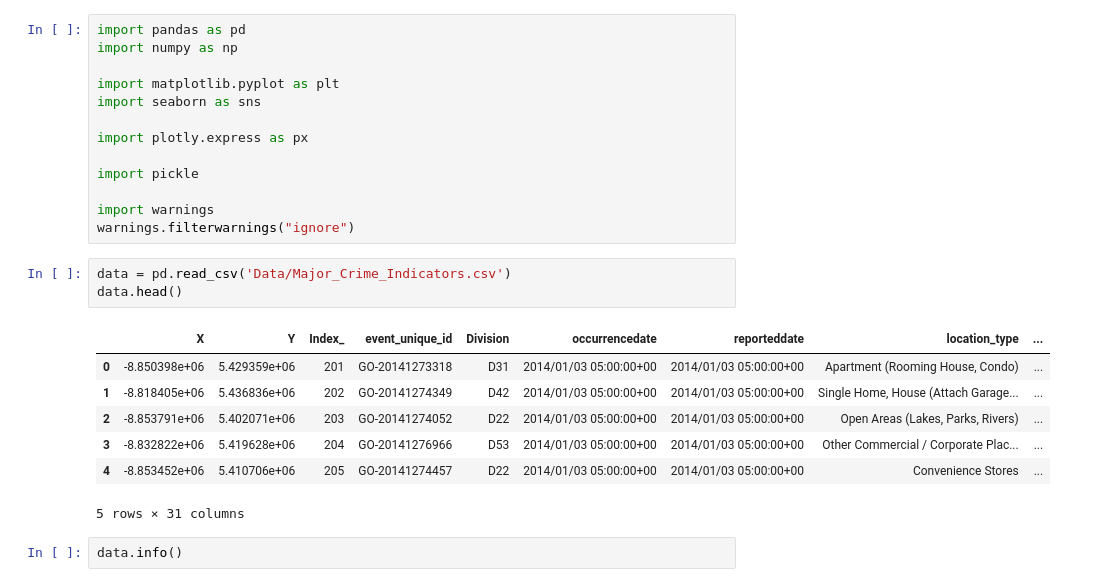
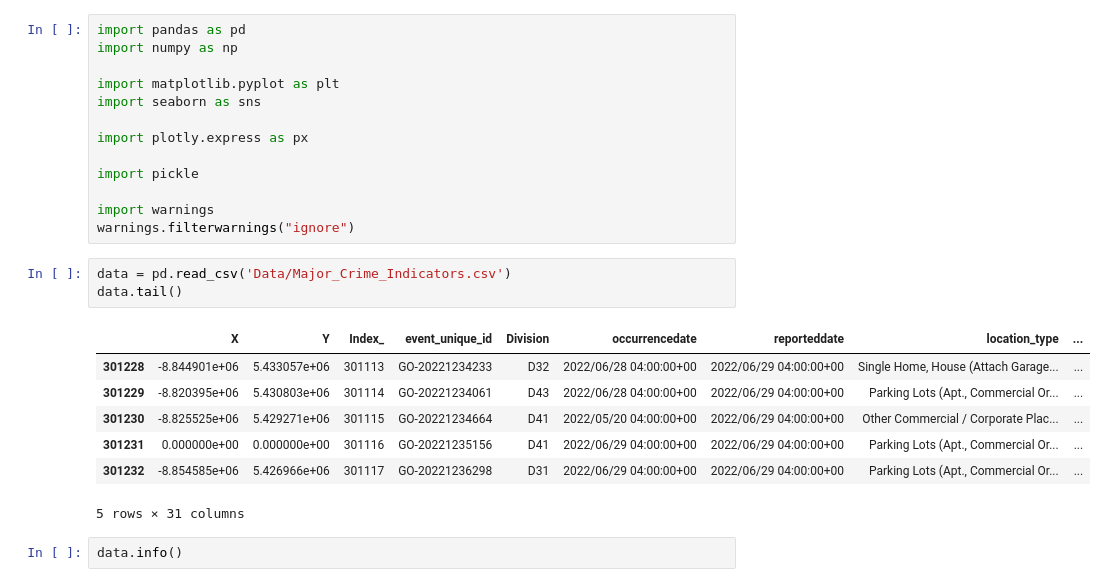
Before and after one commit to ap539813/Crime-Analysis, a Jupyter notebook: code.ipynb, the cells around one changed output. Saved outputs shown, nothing was run; the diff lists cells and outputs as text.

```diff
--- a/code.ipynb
+++ b/code.ipynb
@@ -13,14 +13,14 @@ import warnings
 warnings.filterwarnings("ignore")
 # %%
 data = pd.read_csv('Data/Major_Crime_Indicators.csv')
-data.head()
+data.tail()
 # %% [output]
 |  | X | Y | Index_ | event_unique_id | Division | occurrencedate | reporteddate | location_type | ... |
-| 0 | -8.850398e+06 | 5.429359e+06 | 201 | GO-20141273318 | D31 | 2014/01/03 05:00:00+00 | 2014/01/03 05:00:00+00 | Apartment (Rooming House, Condo) | ... |
-| 1 | -8.818405e+06 | 5.436836e+06 | 202 | GO-20141274349 | D42 | 2014/01/03 05:00:00+00 | 2014/01/03 05:00:00+00 | Single Home, House (Attach Garage... | ... |
-| 2 | -8.853791e+06 | 5.402071e+06 | 203 | GO-20141274052 | D22 | 2014/01/03 05:00:00+00 | 2014/01/03 05:00:00+00 | Open Areas (Lakes, Parks, Rivers) | ... |
-| 3 | -8.832822e+06 | 5.419628e+06 | 204 | GO-20141276966 | D53 | 2014/01/03 05:00:00+00 | 2014/01/03 05:00:00+00 | Other Commercial / Corporate Plac... | ... |
-| 4 | -8.853452e+06 | 5.410706e+06 | 205 | GO-20141274457 | D22 | 2014/01/03 05:00:00+00 | 2014/01/03 05:00:00+00 | Convenience Stores | ... |
+| 301228 | -8.844901e+06 | 5.433057e+06 | 301113 | GO-20221234233 | D32 | 2022/06/28 04:00:00+00 | 2022/06/29 04:00:00+00 | Single Home, House (Attach Garage... | ... |
+| 301229 | -8.820395e+06 | 5.430803e+06 | 301114 | GO-20221234061 | D43 | 2022/06/28 04:00:00+00 | 2022/06/29 04:00:00+00 | Parking Lots (Apt., Commercial Or... | ... |
+| 301230 | -8.825525e+06 | 5.429271e+06 | 301115 | GO-20221234664 | D41 | 2022/05/20 04:00:00+00 | 2022/06/29 04:00:00+00 | Other Commercial / Corporate Plac... | ... |
+| 301231 | 0.000000e+00 | 0.000000e+00 | 301116 | GO-20221235156 | D41 | 2022/06/29 04:00:00+00 | 2022/06/29 04:00:00+00 | Parking Lots (Apt., Commercial Or... | ... |
+| 301232 | -8.854585e+06 | 5.426966e+06 | 301117 | GO-20221236298 | D31 | 2022/06/29 04:00:00+00 | 2022/06/29 04:00:00+00 | Parking Lots (Apt., Commercial Or... | ... |
 5 rows × 31 columns
 # %%
 data.info()
```
Also changed, not shown: parts of 16 cells of this notebook.
